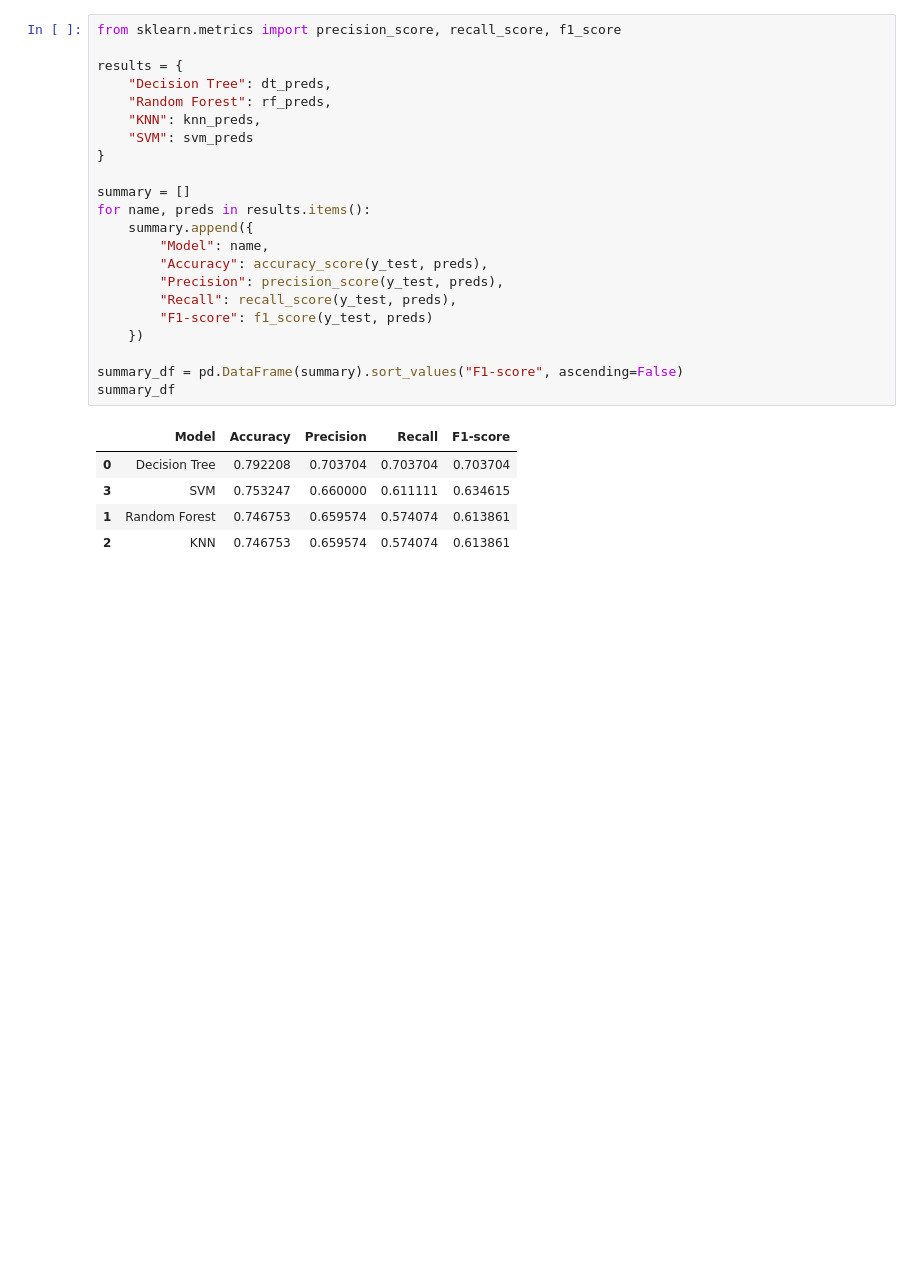
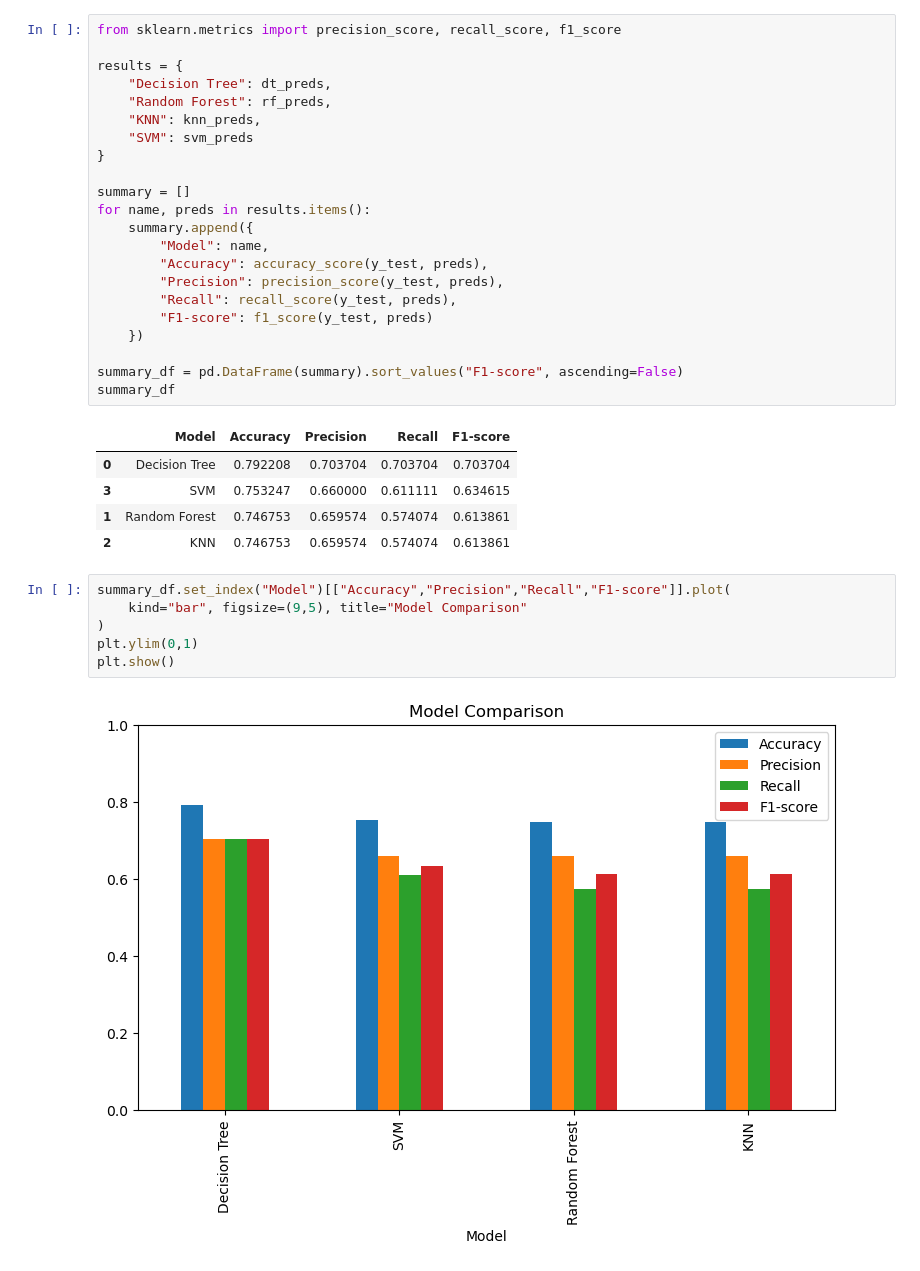
Before and after one commit to Bhaskar-Mehta/AI-ML-Internship, a Jupyter notebook: Week6_ClassificationAlgorithms/diabetes_classification.ipynb, the cells around one changed output. Drawn from its saved outputs; the diff is of its cells as text; blank space fills up the shorter version.

```diff
--- a/Week6_ClassificationAlgorithms/diabetes_classification.ipynb
+++ b/Week6_ClassificationAlgorithms/diabetes_classification.ipynb
@@ -242,3 +242,11 @@ summary_df
 | 3 | SVM | 0.753247 | 0.660000 | 0.611111 | 0.634615 |
 | 1 | Random Forest | 0.746753 | 0.659574 | 0.574074 | 0.613861 |
 | 2 | KNN | 0.746753 | 0.659574 | 0.574074 | 0.613861 |
+# %%
+summary_df.set_index("Model")[["Accuracy","Precision","Recall","F1-score"]].plot(
+    kind="bar", figsize=(9,5), title="Model Comparison"
+)
+plt.ylim(0,1)
+plt.show()
+# %% [output]
+[figure, added]
```
